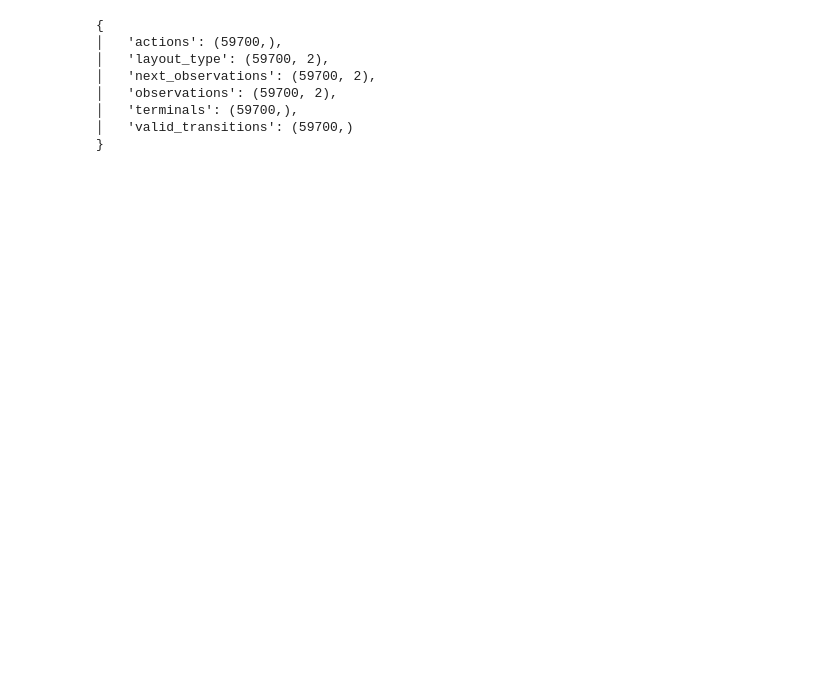
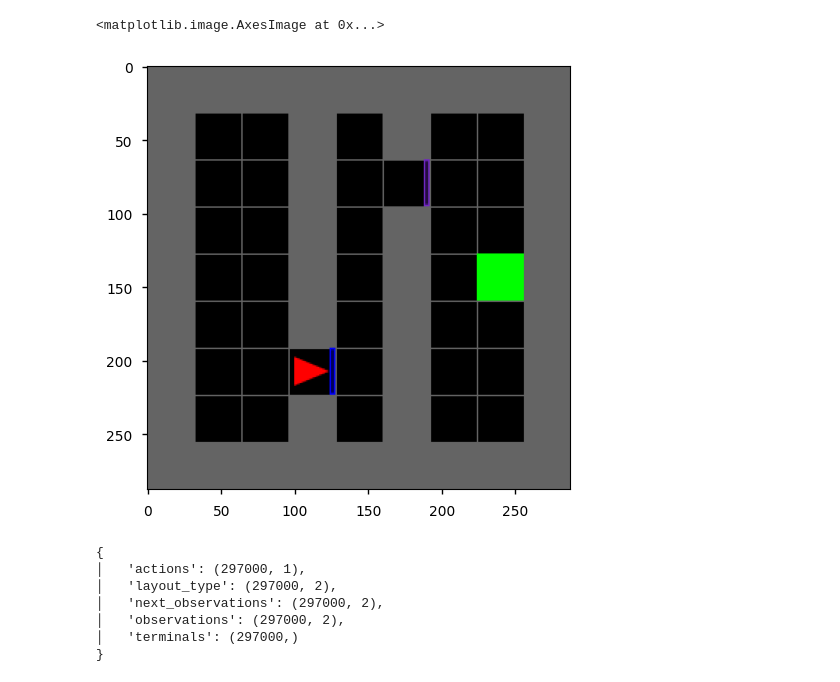
Before and after one commit to skylooop/BeliefConditionedFB, a Jupyter notebook: notebooks/in_context_gciql.ipynb, the cells around one changed output. Saved outputs shown, nothing was run; the diff lists cells and outputs as text; code cells hidden in the pictures; blank space fills up the shorter version.

```diff
--- a/notebooks/in_context_gciql.ipynb
+++ b/notebooks/in_context_gciql.ipynb
@@ -92,10 +50,19 @@ Wrapping the env in a DummyVecEnv.
+# %%
+env = DynamicsGeneralization_Doors(render_mode="rgb_array", highlight=False, max_steps=100, agent_start_pos=(3, 6))
+env._gen_grid = partial(env._gen_grid, layout_type=0)
+env = MinigridWrapper(env)
+obs = env.reset()
+plt.imshow(env.render())
+# %% [output]
+<matplotlib.image.AxesImage at 0x...>
+[figure, added]
 # %%
-from envs.minigrid.env_utils import random_exploration, q_learning, trained_policy
+from envs.minigrid.env_utils import random_exploration, q_learning
 
 train_layout_data = []
 NUM_TRAIN_LAYOUTS = 2
-NUM_TRAIN_STEPS = 200
-NUM_TRAIN_EPISODES = 300
+NUM_TRAIN_STEPS = 100
+NUM_TRAIN_EPISODES = 3000
 
 # env = DynamicsGeneralization_Doors(render_mode="rgb_array", highlight=False, max_steps=200)
 # env._gen_grid = partial(env._gen_grid, layout_type=2)
@@ -105,11 +72,11 @@ NUM_TRAIN_EPISODES = 300
 # train_layout_data.append(ppo_data)
 
 for i in tqdm(range(NUM_TRAIN_LAYOUTS)):
-    env = DynamicsGeneralization_Doors(render_mode="rgb_array", highlight=False, max_steps=NUM_TRAIN_STEPS, agent_start_pos=None)
+    env = DynamicsGeneralization_Doors(render_mode="rgb_array", highlight=False, max_steps=NUM_TRAIN_STEPS)#, agent_start_pos=None)
     env._gen_grid = partial(env._gen_grid, layout_type=i)
     env = MinigridWrapper(env)
-    # dataset, env = q_learning(env, NUM_TRAIN_EPISODES, layout_type=i)
-    dataset, env = random_exploration(env, num_episodes=NUM_TRAIN_EPISODES, layout_type=i, num_mdp=NUM_TRAIN_LAYOUTS)
+    # dataset, env = random_exploration(env, num_episodes=NUM_TRAIN_EPISODES, layout_type=i, num_mdp=NUM_TRAIN_LAYOUTS)
+    dataset, env = q_learning(env, num_episodes=NUM_TRAIN_EPISODES, layout_type=i, epsilon=0.75, num_mdp=NUM_TRAIN_LAYOUTS)
     train_layout_data.append(dataset)
 
 # ds, env = random_exploration(env)
@@ -117,11 +84,10 @@ for i in tqdm(range(NUM_TRAIN_LAYOUTS)):
 pprint(jax.tree.map(lambda x: x.shape, train_layout_data[0]))
 # %% [output]
 {
-│   'actions': (59700,),
-│   'layout_type': (59700, 2),
-│   'next_observations': (59700, 2),
-│   'observations': (59700, 2),
-│   'terminals': (59700,),
-│   'valid_transitions': (59700,)
+│   'actions': (297000, 1),
+│   'layout_type': (297000, 2),
+│   'next_observations': (297000, 2),
+│   'observations': (297000, 2),
+│   'terminals': (297000,)
 }
 # %%
```
Also changed, not shown: parts of 19 cells of this notebook, 12 other files.
